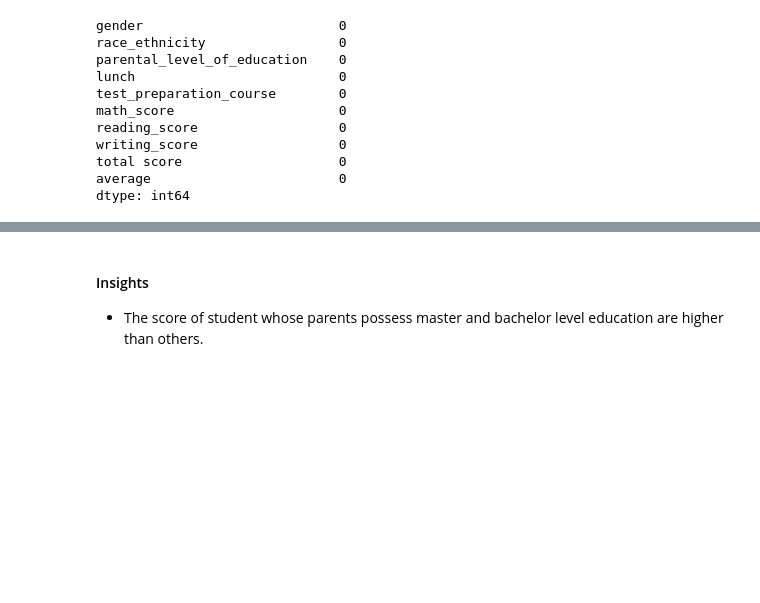
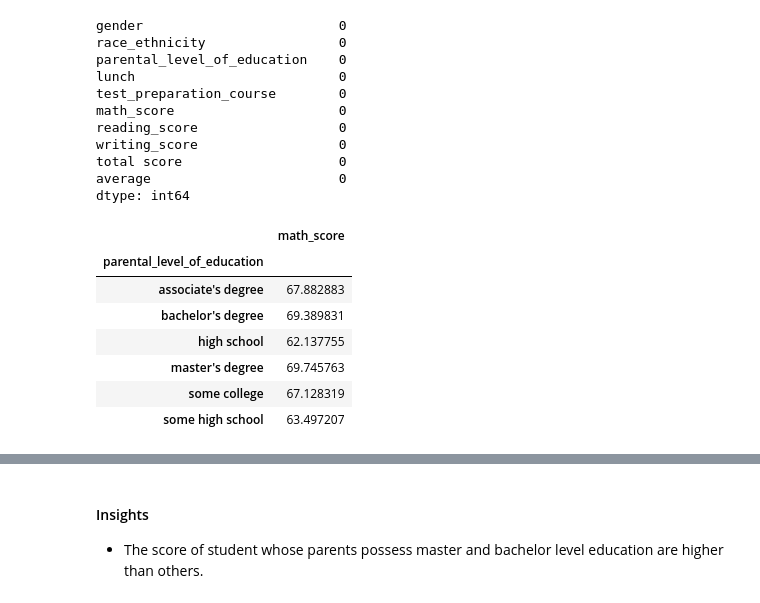
Before and after one commit to SacSresta/mlproject, a Jupyter notebook: notebook/1 . EDA STUDENT PERFORMANCE .ipynb, the cells around one changed output, grey strips where cells are left out. Cells and saved outputs as stored; diff of their text form; code cells hidden in the pictures; blank space fills up the shorter version.

```diff
--- a/notebook/1 . EDA STUDENT PERFORMANCE .ipynb
+++ b/notebook/1 . EDA STUDENT PERFORMANCE .ipynb
@@ -581,4 +579,15 @@ writing_score                  0
 total score                    0
 average                        0
 dtype: int64
+# %%
+df.groupby('parental_level_of_education')[['math_score']].mean()
+# %% [output]
+|  | math_score |
+| parental_level_of_education |  |
+| associate's degree | 67.882883 |
+| bachelor's degree | 69.389831 |
+| high school | 62.137755 |
+| master's degree | 69.745763 |
+| some college | 67.128319 |
+| some high school | 63.497207 |
 # %%
```
Also changed, not shown: parts of 9 cells of this notebook, 8 other files.
